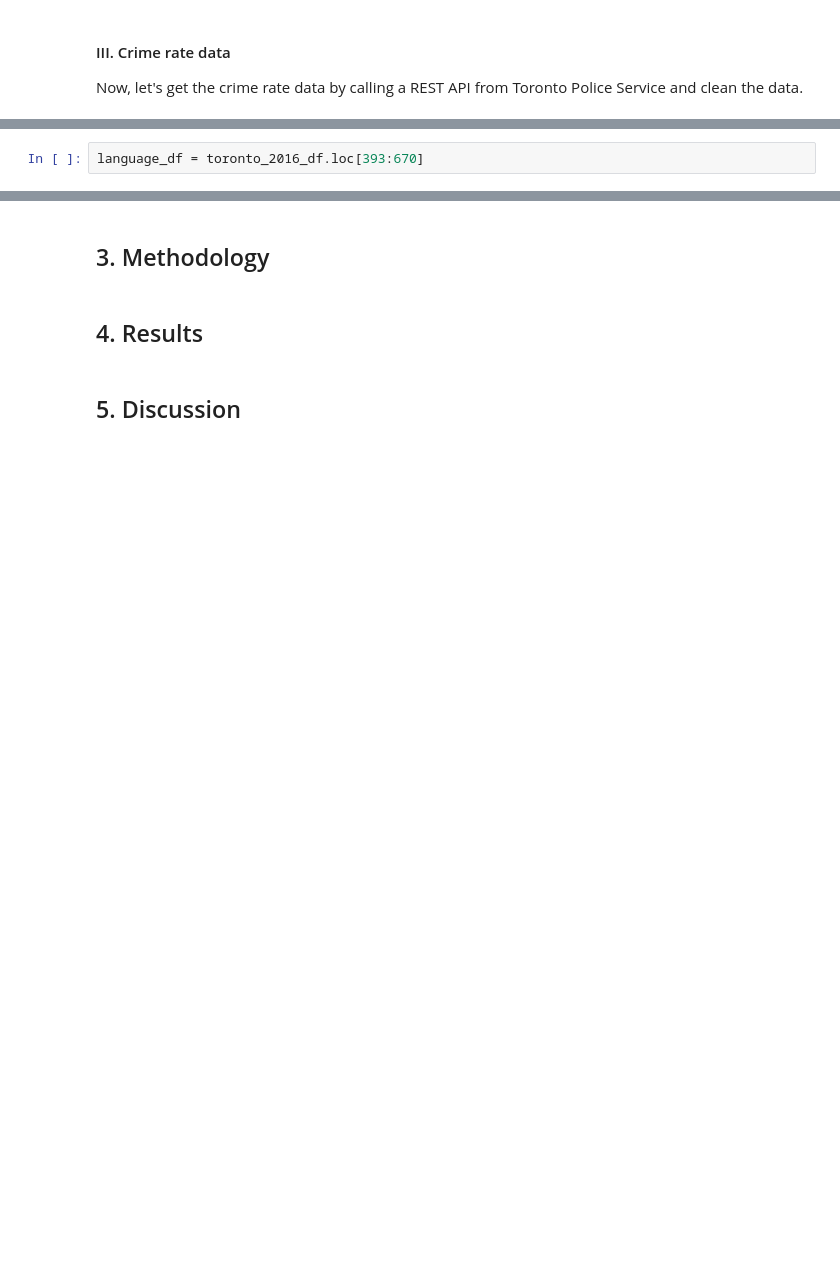
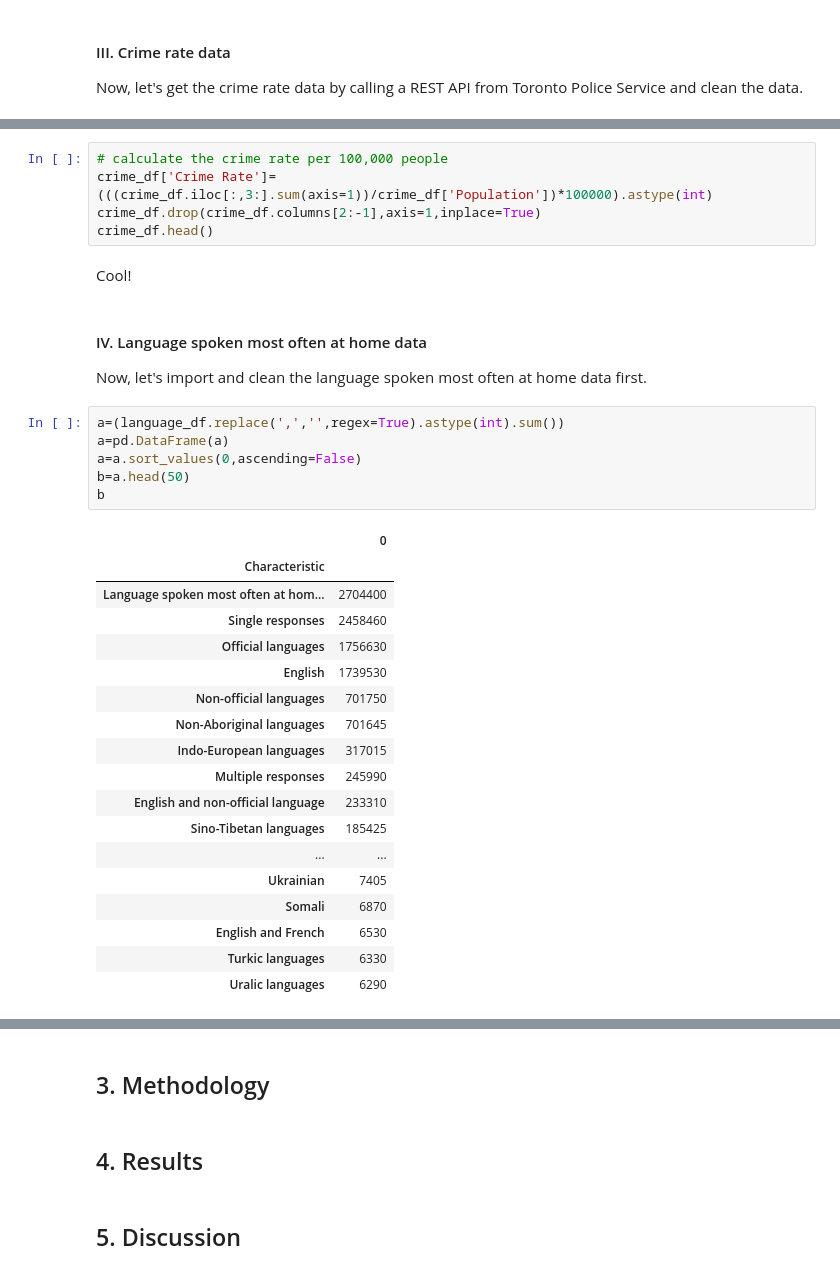
Before and after one commit to titus-chin/ibm_data_science_capstone, a Jupyter notebook: Toronto's_Neighborhoods_Recommender_System.ipynb, the cells around one changed output, grey strips where cells are left out. Cells and saved outputs as stored; diff of their text form; blank space fills up the shorter version.

```diff
--- a/Toronto's_Neighborhoods_Recommender_System.ipynb
+++ b/Toronto's_Neighborhoods_Recommender_System.ipynb
@@ -301,2 +308,0 @@ dataframe = json_normalize(crime_data)
-# %%
-language_df = toronto_2016_df.loc[393:670]
@@ -302,0 +314,35 @@ language_df = toronto_2016_df.loc[393:670]
+# %%
+# calculate the crime rate per 100,000 people
+crime_df['Crime Rate']=(((crime_df.iloc[:,3:].sum(axis=1))/crime_df['Population'])*100000).astype(int)
+crime_df.drop(crime_df.columns[2:-1],axis=1,inplace=True)
+crime_df.head()
+# %% [markdown]
+Cool!
+# %% [markdown]
+#### IV. Language spoken most often at home data
+Now, let's import and clean the language spoken most often at home data first.
+# %%
+a=(language_df.replace(',','',regex=True).astype(int).sum())
+a=pd.DataFrame(a)
+a=a.sort_values(0,ascending=False)
+b=a.head(50)
+b
+# %% [output]
+|  | 0 |
+| Characteristic |  |
+| Language spoken most often at hom... | 2704400 |
+| Single responses | 2458460 |
+| Official languages | 1756630 |
+| English | 1739530 |
+| Non-official languages | 701750 |
+| Non-Aboriginal languages | 701645 |
+| Indo-European languages | 317015 |
+| Multiple responses | 245990 |
+| English and non-official language | 233310 |
+| Sino-Tibetan languages | 185425 |
+| ... | ... |
+| Ukrainian | 7405 |
+| Somali | 6870 |
+| English and French | 6530 |
+| Turkic languages | 6330 |
+| Uralic languages | 6290 |
```
Also changed, not shown: parts of 31 cells of this notebook, 1 other file.
